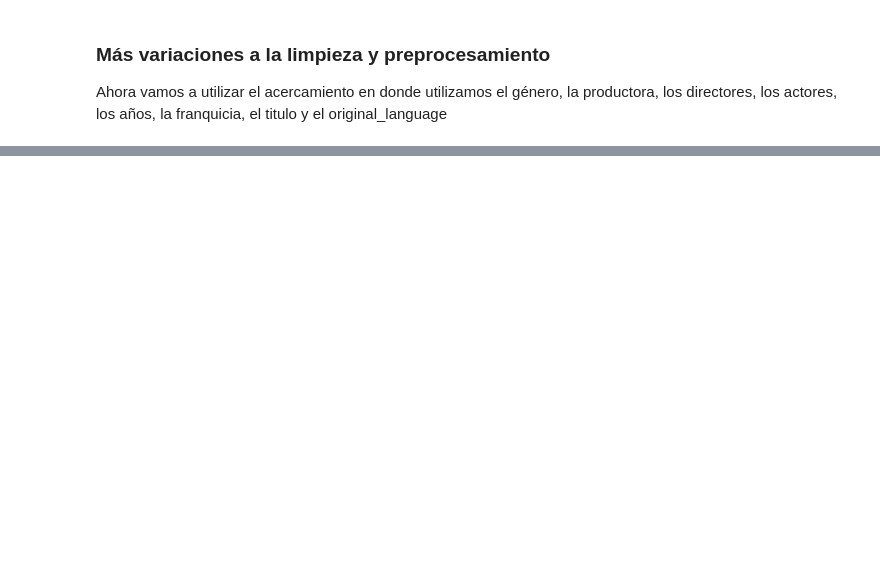
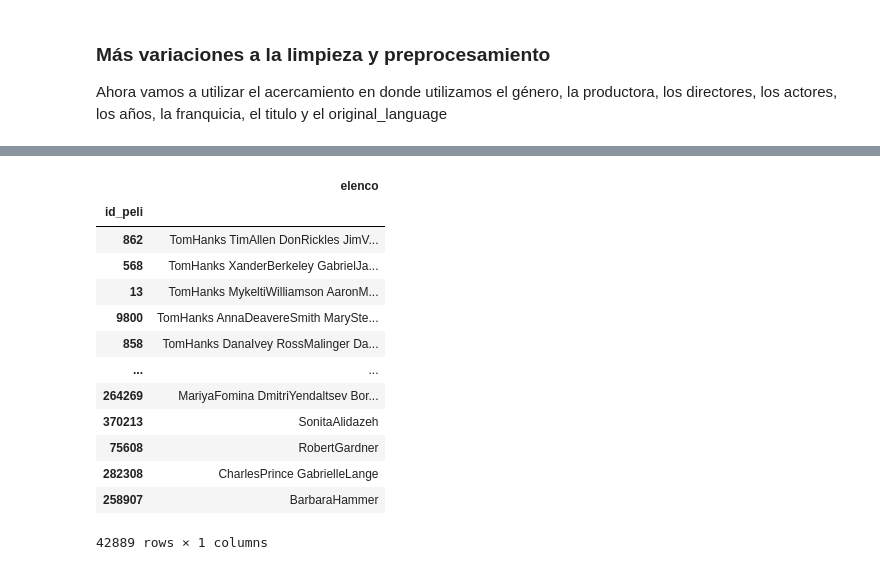
Before and after one commit to Tinmarian/PI1_MLOps_HENRY, a Jupyter notebook: Data_Cleansing.ipynb, the cells around one changed output, grey strips where cells are left out. Cells and saved outputs as stored; diff of their text form; code cells hidden in the pictures; blank space fills up the shorter version.

```diff
--- a/Data_Cleansing.ipynb
+++ b/Data_Cleansing.ipynb
@@ -698,3 +623,20 @@ act_df = pd.DataFrame(act_list,columns=lista).set_index('id_peli')
+# %%
+act_df
+# %% [output]
+|  | elenco |
+| id_peli |  |
+| 862 | TomHanks TimAllen DonRickles JimV... |
+| 568 | TomHanks XanderBerkeley GabrielJa... |
+| 13 | TomHanks MykeltiWilliamson AaronM... |
+| 9800 | TomHanks AnnaDeavereSmith MarySte... |
+| 858 | TomHanks DanaIvey RossMalinger Da... |
+| ... | ... |
+| 264269 | MariyaFomina DmitriYendaltsev Bor... |
+| 370213 | SonitaAlidazeh |
+| 75608 | RobertGardner |
+| 282308 | CharlesPrince GabrielleLange |
+| 258907 | BarbaraHammer |
+42889 rows × 1 columns
 # %%
 prod_df['productoras'] = pd.Series()
 for i in range(len(prod_df.columns)):
```
Also changed, not shown: parts of 19 cells of this notebook, 2 other files.
